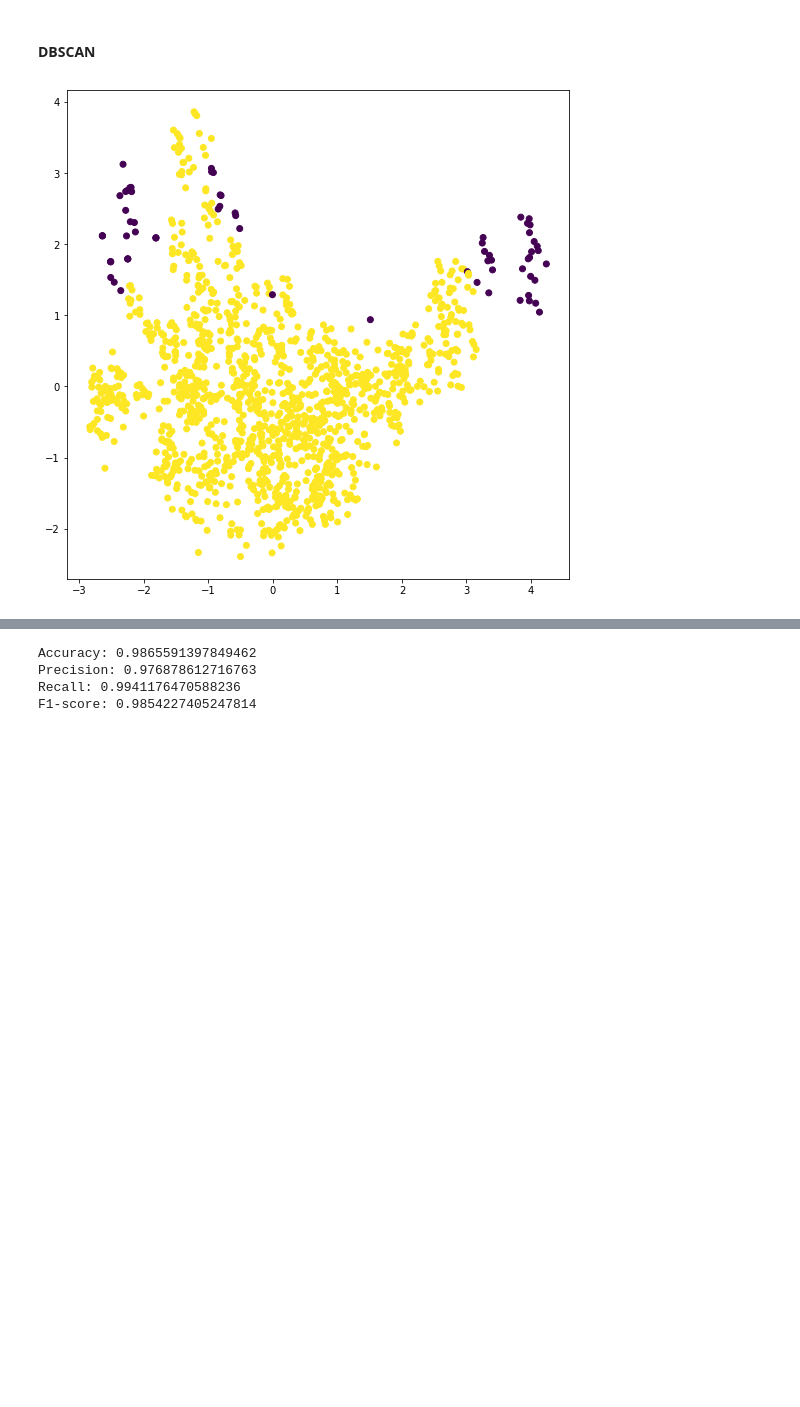
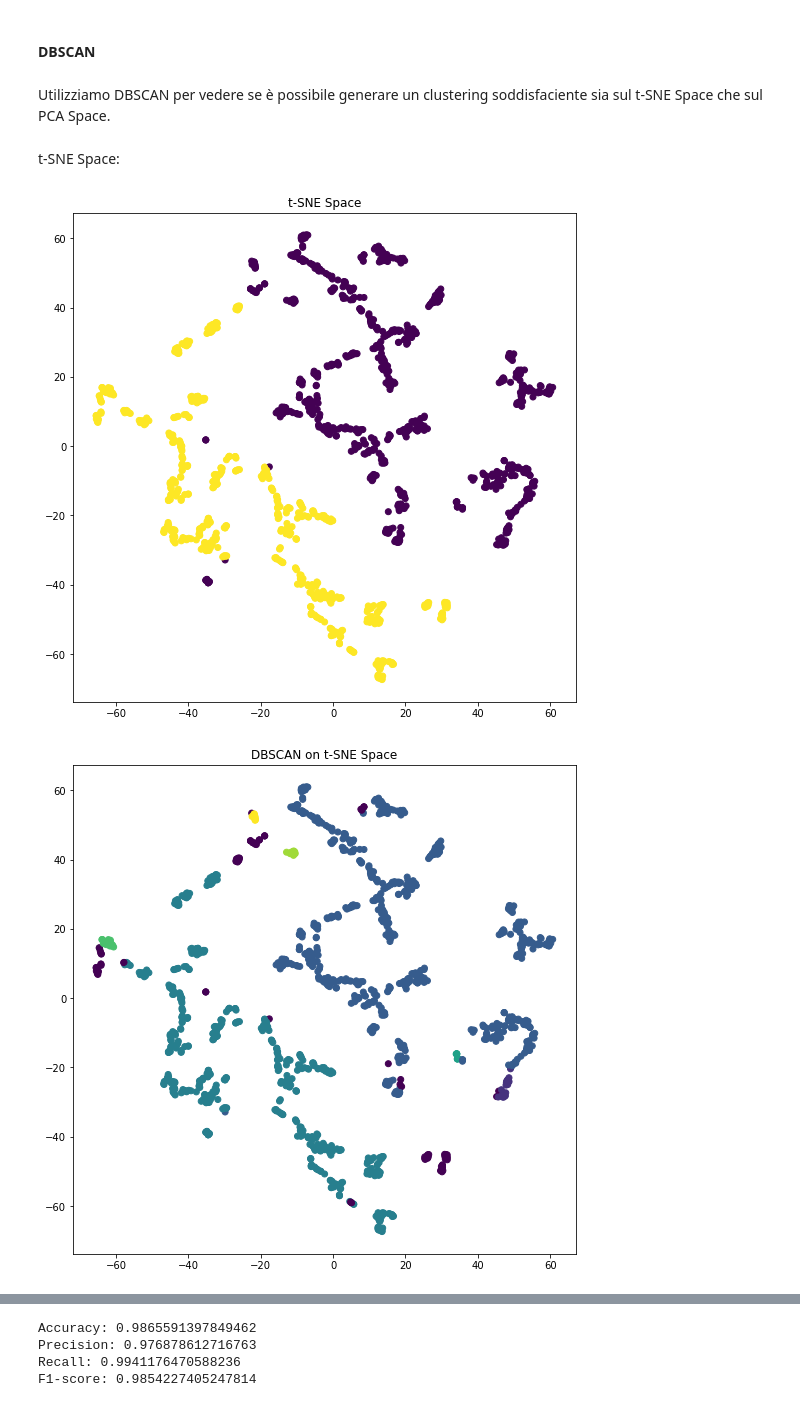
Before and after one commit to Erionis/Machine_Learning, a Jupyter notebook: challenges/challenge_one.ipynb, the cells around one changed output, grey strips where cells are left out. Saved outputs shown, nothing was run; the diff lists cells and outputs as text; code cells hidden in the pictures; blank space fills up the shorter version.

```diff
--- a/challenges/challenge_one.ipynb
+++ b/challenges/challenge_one.ipynb
@@ -241,0 +233,11 @@ NOTA: fare sus tutte e 4 le variabili o su X o su X_pca. DA RAGIONARE
+# %%
+from sklearn.cluster import KMeans
+
+kmeans = KMeans(n_clusters=2)
+
+# Applica KMeans alle prime 2 componenti principali
+kmeans.fit(X_scaled)
+
+# Ottieni le etichette di cluster e i centroidi
+kmeans_labels_scaled = kmeans.labels_
+centroids_scaled = kmeans.cluster_centers_
@@ -251,10 +257,10 @@ normalized_mutual_info_score(kmeans_labels, np.array(y).flatten())
 Try also t-SNE for projection and DBSCAN for the clustering and comment on the results.
 # %%
 from sklearn.manifold import TSNE
-X_embedded = TSNE(n_components=2, learning_rate='auto',
-                  init='random', perplexity=15, random_state=42).fit_transform(X_scaled)
+X_tsne = TSNE(n_components=2, learning_rate='auto',
+                  init='random', perplexity=15, n_iter=1000, random_state=42).fit_transform(X_scaled)
 fig, ax =plt.subplots(figsize=(9,9))
-ax.scatter(X_embedded[:,0],X_embedded[:,1], c=y)
-ax.set_title('t-SNE')
+ax.scatter(X_tsne[:,0],X_tsne[:,1], c=y)
+ax.set_title('t-SNE Space')
 plt.show()
 # %% [output]
@@ -266,15 +270,24 @@ T-Sne sembra risucire a creare due cluster distinti
 # %% [markdown]
 #### DBSCAN
+# %% [markdown]
+Utilizziamo DBSCAN per vedere se è possibile generare un clustering soddisfaciente sia sul t-SNE Space che sul PCA Space.
+# %% [markdown]
+t-SNE Space:
 # %%
 from sklearn.cluster import DBSCAN
 
-dbscan = DBSCAN(eps=0.7, min_samples=15).fit(X_pca)
+fig, ax =plt.subplots(figsize=(9,9))
+ax.scatter(X_tsne[:,0],X_tsne[:,1], c=y)
+ax.set_title('t-SNE Space')
+plt.show()
+
+dbscan_tsne = DBSCAN(eps=0.5, min_samples=11).fit(X_scaled)
 
 fig = plt.figure(figsize=(9, 9))
 ax = fig.add_subplot()
-ax.scatter(pca_df.PC1, pca_df.PC2,c=dbscan.labels_)
-#ax.scatter(X_pca[:,0],X_pca[:,1],c=dbscan.labels_)
-#plt.scatter(pca_df.PC1, pca_df.PC2, c=y)
+ax.scatter(X_tsne[:,0],X_tsne[:,1],c=dbscan_tsne.labels_)
+ax.set_title('DBSCAN on t-SNE Space')
 plt.show()
 # %% [output]
-[figure, old version]
+[figure, new version]
+[figure, added]
```
Also changed, not shown: parts of 65 cells of this notebook.
